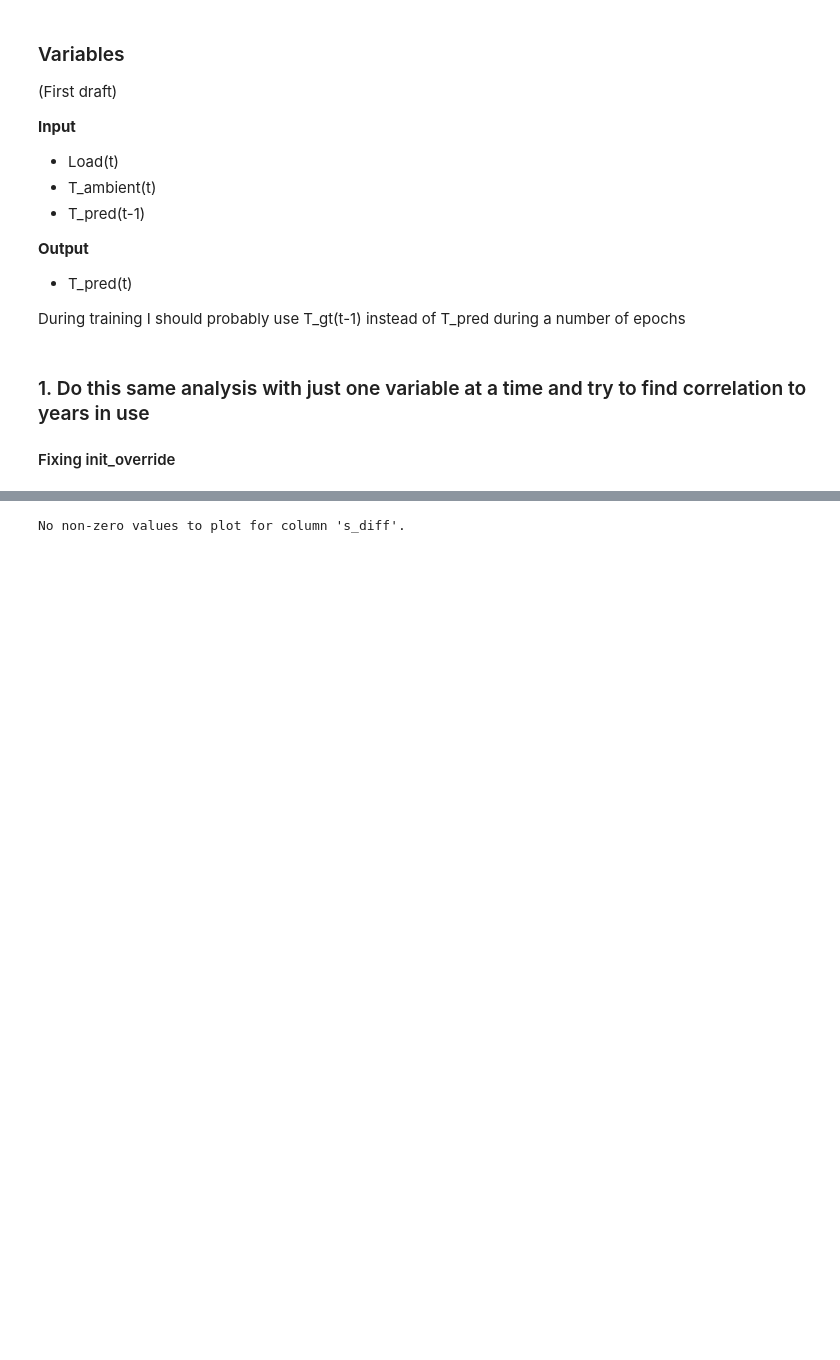
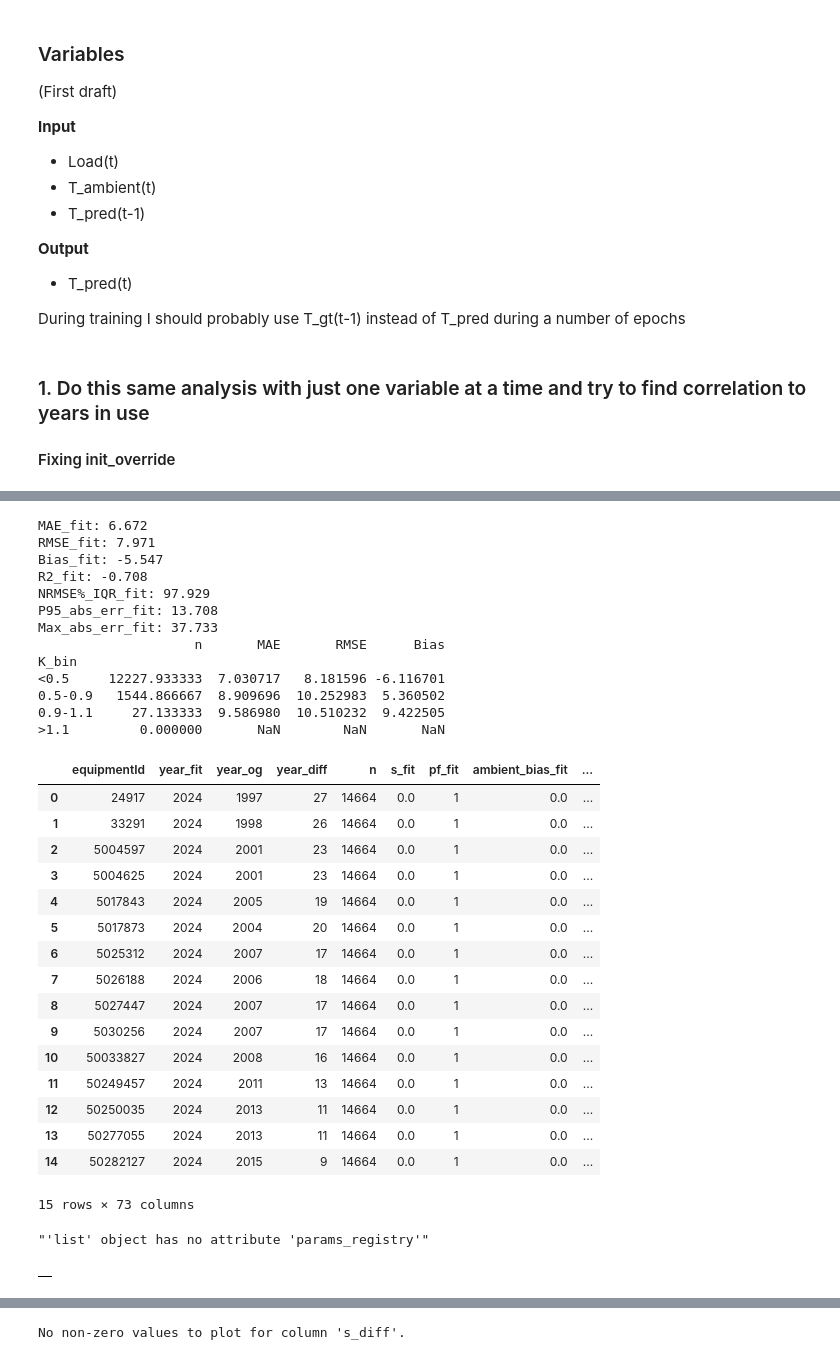
Before and after one commit to DT-Service-Consulting/ElectricGrid, a Jupyter notebook: wb_model_exploration.ipynb, the cells around one changed output, grey strips where cells are left out. Saved outputs shown, nothing was run; the diff lists cells and outputs as text; code cells hidden in the pictures; blank space fills up the shorter version.

```diff
--- a/wb_model_exploration.ipynb
+++ b/wb_model_exploration.ipynb
@@ -790,8 +780,8 @@ def fit_all_transformers(df,
 
 # Optional priors to stabilize fits (recommended)
 # prior_weight = 0.2  # small pull toward priors
-
-fit_table, pred_df = fit_all_transformers(alldf, id_col='equipmentId', og_comparison=True)
+model = wb.WBModel()
+fit_table, pred_df = wb.fit_all_transformers(model, alldf, id_col='equipmentId', og_comparison=True)
 
 # Save results
 fit_table.to_csv("wb_fit_parameters_by_transformer.csv", index=False)
@@ -1297,6 +1277,58 @@ K_bin
 | 13 | 50277055 | 2024 | 2013 | 11 | 14664 | 0.000000e+00 | 1.0 | 0.0 | ... |
 | 14 | 50282127 | 2024 | 2015 | 9 | 14664 | 0.000000e+00 | 1.0 | 0.0 | ... |
 165 rows × 73 columns
+# %%
+model = wb.WBModel()
+
+selected_keys = [
+    'nominalLoad'
+]
+# init_overrides = tfo_parameters.set_index('equipmentId').to_dict(orient='index')
+fit_table, pred_df = wb.fit_all_transformers(
+    model, alldf, id_col='equipmentId',
+    selected_keys=selected_keys,
+    prior_weight=0.1,
+    # savefile="run1",
+    og_comparison = True,
+    print_metrics=True
+)
+
+fit_table
+# %% [output]
+MAE_fit: 6.672
+RMSE_fit: 7.971
+Bias_fit: -5.547
+R2_fit: -0.708
+NRMSE%_IQR_fit: 97.929
+P95_abs_err_fit: 13.708
+Max_abs_err_fit: 37.733
+                    n       MAE       RMSE      Bias
+K_bin
+<0.5     12227.933333  7.030717   8.181596 -6.116701
+0.5-0.9   1544.866667  8.909696  10.252983  5.360502
+0.9-1.1     27.133333  9.586980  10.510232  9.422505
+>1.1         0.000000       NaN        NaN       NaN
+|  | equipmentId | year_fit | year_og | year_diff | n | s_fit | pf_fit | ambient_bias_fit | ... |
+| 0 | 24917 | 2024 | 1997 | 27 | 14664 | 0.0 | 1 | 0.0 | ... |
+| 1 | 33291 | 2024 | 1998 | 26 | 14664 | 0.0 | 1 | 0.0 | ... |
+| 2 | 5004597 | 2024 | 2001 | 23 | 14664 | 0.0 | 1 | 0.0 | ... |
+| 3 | 5004625 | 2024 | 2001 | 23 | 14664 | 0.0 | 1 | 0.0 | ... |
+| 4 | 5017843 | 2024 | 2005 | 19 | 14664 | 0.0 | 1 | 0.0 | ... |
+| 5 | 5017873 | 2024 | 2004 | 20 | 14664 | 0.0 | 1 | 0.0 | ... |
+| 6 | 5025312 | 2024 | 2007 | 17 | 14664 | 0.0 | 1 | 0.0 | ... |
+| 7 | 5026188 | 2024 | 2006 | 18 | 14664 | 0.0 | 1 | 0.0 | ... |
+| 8 | 5027447 | 2024 | 2007 | 17 | 14664 | 0.0 | 1 | 0.0 | ... |
+| 9 | 5030256 | 2024 | 2007 | 17 | 14664 | 0.0 | 1 | 0.0 | ... |
+| 10 | 50033827 | 2024 | 2008 | 16 | 14664 | 0.0 | 1 | 0.0 | ... |
+| 11 | 50249457 | 2024 | 2011 | 13 | 14664 | 0.0 | 1 | 0.0 | ... |
+| 12 | 50250035 | 2024 | 2013 | 11 | 14664 | 0.0 | 1 | 0.0 | ... |
+| 13 | 50277055 | 2024 | 2013 | 11 | 14664 | 0.0 | 1 | 0.0 | ... |
+| 14 | 50282127 | 2024 | 2015 | 9 | 14664 | 0.0 | 1 | 0.0 | ... |
+15 rows × 73 columns
+# %%
+all_tables.iloc[0]['error']
+# %% [output]
+"'list' object has no attribute 'params_registry'"
 # %%
 def compute_differences_vs_og(df_wide, relative=True, keep_years=False):
     """
@@ -1499,4 +1531,8 @@ def show_metric_diff(diff_df, metric="RMSE", tol=1e-4, verbose=True, known_param
     )
 
     return details_df, summary
+# %%
+all_tables
+# %% [output]
+|  |
 # %%
```
Also changed, not shown: parts of 23 cells of this notebook, 1 other file.
